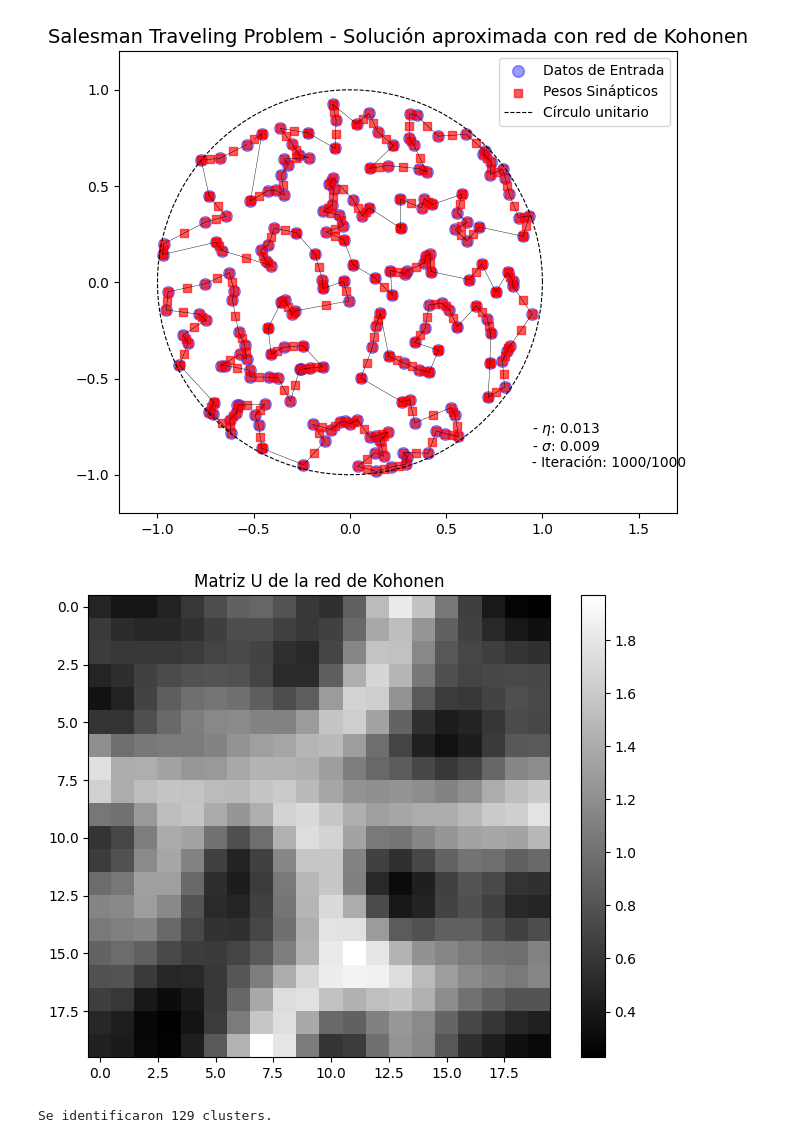
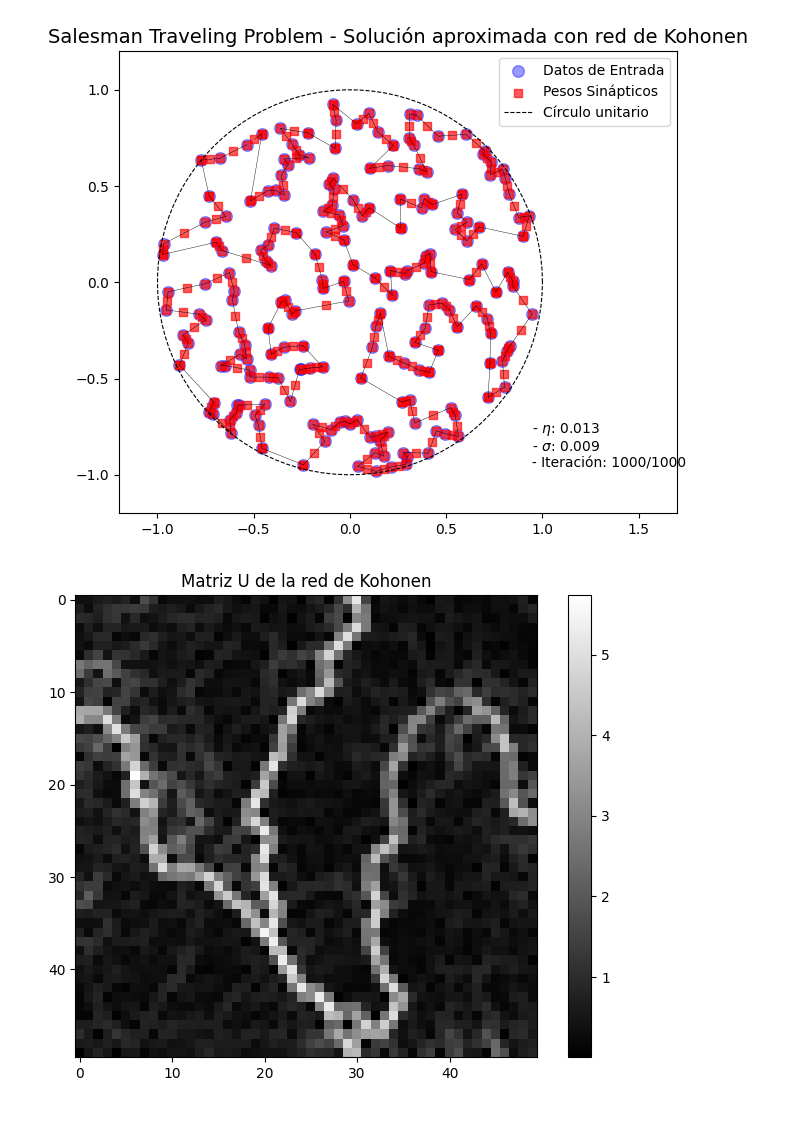
Before and after one commit to lburdman/RedesNeuronales, a Jupyter notebook: TP3/TP3.ipynb, the cells around one changed output. Saved outputs shown, nothing was run; the diff lists cells and outputs as text; code cells hidden in the pictures.

```diff
--- a/TP3/TP3.ipynb
+++ b/TP3/TP3.ipynb
@@ -280,23 +280,8 @@ W = kohonenTrain(W, X, grid_shape, computeCircularDistances, neighborhoodFunctio
 [figure]
 [figure]
 # %%
+# CLUSTERING
 
-# Cargar datos desde el archivo .mat
-X = loadmat('datos_para_clustering.mat')['datos']
-
-# Parámetros de la red de Kohonen
-grid_shape = (20, 20)  # Tamaño de la red
-input_size = X.shape[1]  # Dimensionalidad de los datos
-eta_initial = 2
-eta_decay = 0.995
-sigma_initial = 10
-sigma_decay = 0.993
-iterations = 200
-
-# Inicializar los pesos de la red de Kohonen
-W = initializeWeights((grid_shape[0], grid_shape[1], input_size), scale=0.1)
-
-# Funciones adicionales necesarias
 def computeEuclideanDistances(W, x):
     distances = np.linalg.norm(W - x, axis=2)
     return distances
@@ -315,42 +300,49 @@ def computeU(W):
                 neighbors.append(W[x, y - 1])
             if y < size_y - 1:
                 neighbors.append(W[x, y + 1])
             U[x, y] = np.mean([np.linalg.norm(W[x, y] - neighbor) for neighbor in neighbors])
     return U
 
-# Entrenar la red de Kohonen
-def kohonenTrain(W, X, grid_shape, eta_initial, eta_decay, sigma_initial, sigma_decay, iterations):
-    eta = eta_initial
-    sigma = sigma_initial
+def kohonenTrainForClustering(W, X, grid_shape, eta, eta_decay, sigma, sigma_decay, iterations):
     for it in tqdm(range(iterations)):
         np.random.shuffle(X)
         for x in X:
             distances = computeEuclideanDistances(W, x)
             winner_idx = np.unravel_index(np.argmin(distances), distances.shape)
             for i in range(grid_shape[0]):
                 for j in range(grid_shape[1]):
                     distance_to_winner = np.linalg.norm(np.array([i, j]) - np.array(winner_idx))
                     h = np.exp(-distance_to_winner**2 / (2 * sigma**2))
                     W[i, j] += eta * h * (x - W[i, j])
         eta *= eta_decay
         sigma *= sigma_decay
     return W
 
+# Carga de datos
+X = loadmat('datos_para_clustering.mat')['datos']
+
+# Parámetros de la red de Kohonen
+grid_shape = (50, 50)  # Tamaño de la red
+input_size = X.shape[1]  # Dimensionalidad de los datos
+eta_initial = 2
+eta_decay = 0.993
+sigma_initial = 10
+sigma_decay = 0.985
+iterations = 200
+
+# Inicializar los pesos
+W = initializeWeights((grid_shape[0], grid_shape[1], input_size), scale=0.1)
+
 # Entrenar la red
-W = kohonenTrain(W, X, grid_shape, eta_initial, eta_decay, sigma_initial, sigma_decay, iterations)
+W = kohonenTrainForClustering(W, X, grid_shape, eta_initial, eta_decay, sigma_initial, sigma_decay, iterations)
 
-# Calcular y visualizar la matriz U
+# Calcular y graficar la matriz U
 U_matrix = computeU(W)
 
 plt.figure(figsize=(8, 6))
 plt.imshow(U_matrix, cmap='gray')
 plt.colorbar()
 plt.title('Matriz U de la red de Kohonen')
 plt.show()
-
-# Verificar presencia de clusters
-clusters = np.argwhere(U_matrix > np.mean(U_matrix) + 0.5 * np.std(U_matrix))
-print(f'Se identificaron {len(clusters)} clusters.')
 # %% [output]
-[figure, old version]
+[figure, new version]
-Se identificaron 129 clusters.
```
Also changed, not shown: 1 other file.
